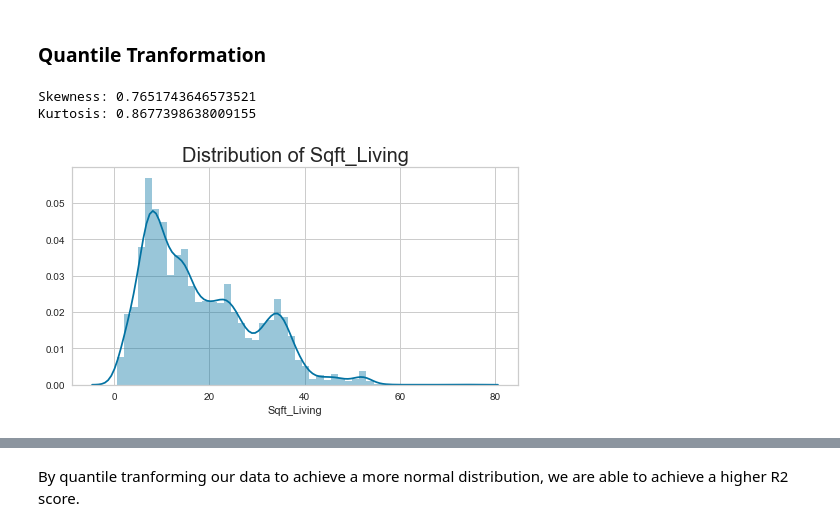
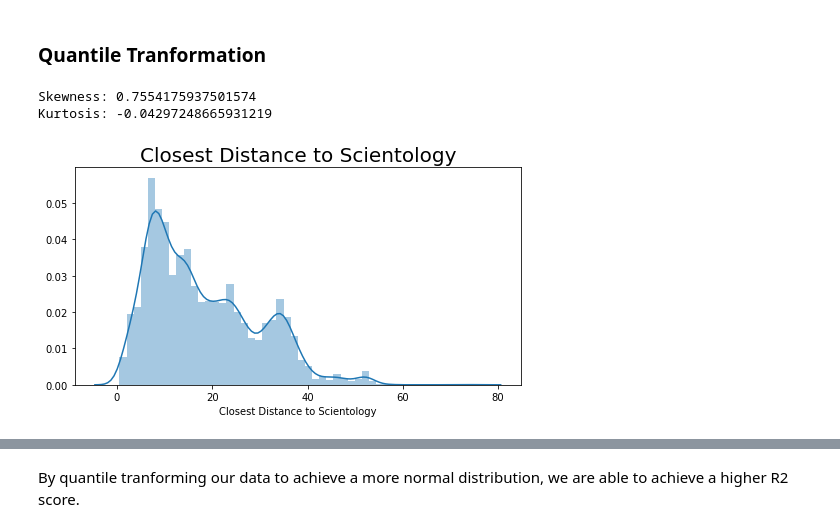
Before and after one commit to dtunnicliffe/house-price-regression-project, a Jupyter notebook: data_preparation.ipynb, the cells around one changed output, grey strips where cells are left out. Saved outputs shown, nothing was run; the diff lists cells and outputs as text; code cells hidden in the pictures.

```diff
--- a/data_preparation.ipynb
+++ b/data_preparation.ipynb
@@ -571,15 +571,15 @@ dtype: int64
 ### Quantile Tranformation
 # %%
 plt.figure(figsize=(8,4))
-sns.distplot(df['Closest_Distance_to_Scientology'])
+sns.distplot(df['closest_distance_to_scientology'])
 plt.title("Closest Distance to Scientology", fontsize=20)
 plt.xlabel('Closest Distance to Scientology');
 print("Skewness:", df['closest_distance_to_scientology'].skew())
 print("Kurtosis:", df['closest_distance_to_scientology'].kurt())
 # %% [output]
-Skewness: 0.7651743646573521
-Kurtosis: 0.8677398638009155
+Skewness: 0.7554175937501574
+Kurtosis: -0.04297248665931219
-[figure, old version]
+[figure, new version]
 # %%
 from sklearn.preprocessing import QuantileTransformer
 qt = QuantileTransformer(output_distribution='normal')
```
Also changed, not shown: parts of 20 cells of this notebook, 4 other files.
